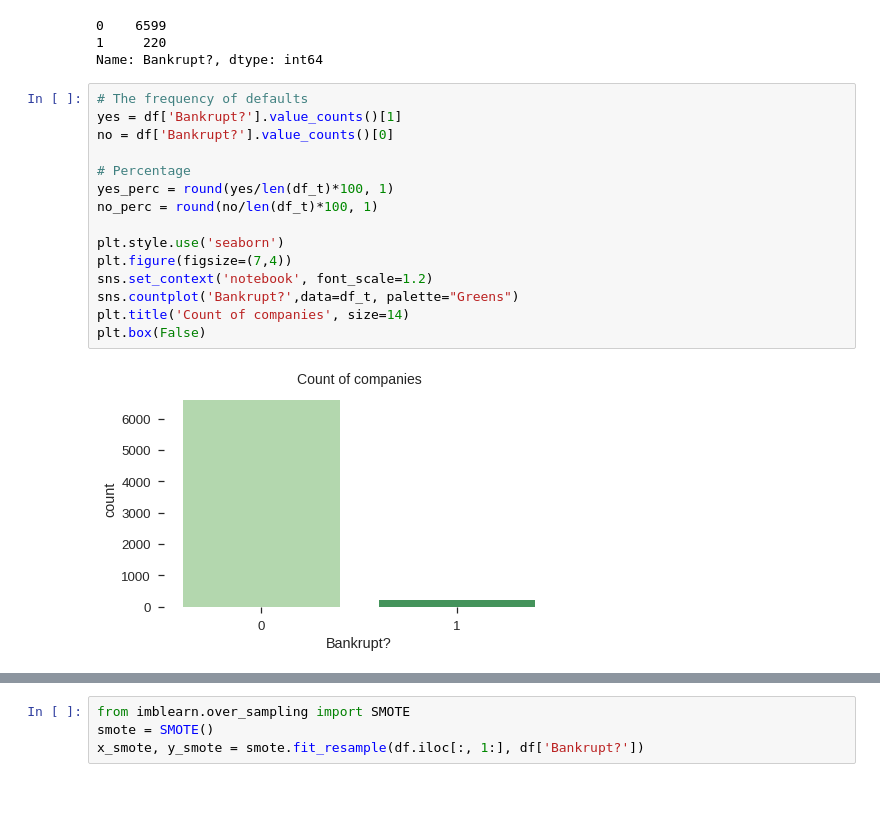
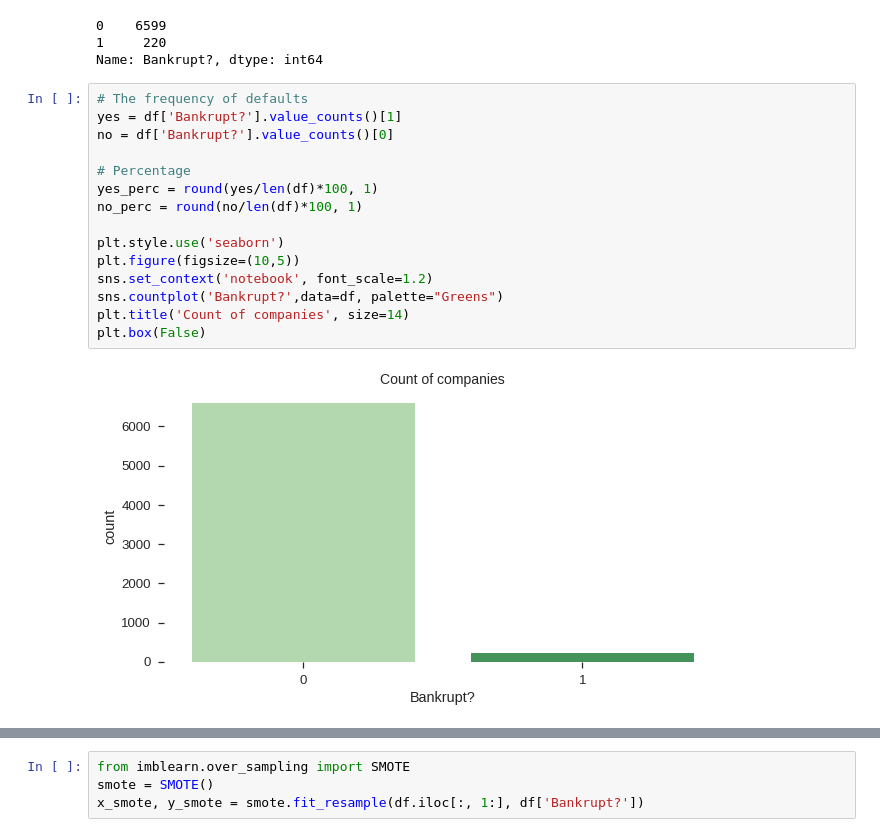
Before and after one commit to Selva-Subramanian/Company-bankruptcy-prediction, a Jupyter notebook: COMPANY_BANKRUPTCY_PREDICTION.ipynb, the cells around one changed output, grey strips where cells are left out. Cells and saved outputs as stored; diff of their text form; blank space fills up the shorter version.

```diff
--- a/COMPANY_BANKRUPTCY_PREDICTION.ipynb
+++ b/COMPANY_BANKRUPTCY_PREDICTION.ipynb
@@ -459,17 +464,17 @@ Name: Bankrupt?, dtype: int64
 # %%
 # The frequency of defaults
 yes = df['Bankrupt?'].value_counts()[1]
 no = df['Bankrupt?'].value_counts()[0]
 
 # Percentage
-yes_perc = round(yes/len(df_t)*100, 1)
-no_perc = round(no/len(df_t)*100, 1)
+yes_perc = round(yes/len(df)*100, 1)
+no_perc = round(no/len(df)*100, 1)
 
 plt.style.use('seaborn')
-plt.figure(figsize=(7,4))
+plt.figure(figsize=(10,5))
 sns.set_context('notebook', font_scale=1.2)
-sns.countplot('Bankrupt?',data=df_t, palette="Greens")
+sns.countplot('Bankrupt?',data=df, palette="Greens")
 plt.title('Count of companies', size=14)
 plt.box(False)
 # %% [output]
-[figure, old version]
+[figure, new version]
```
Also changed, not shown: parts of 42 cells of this notebook.
